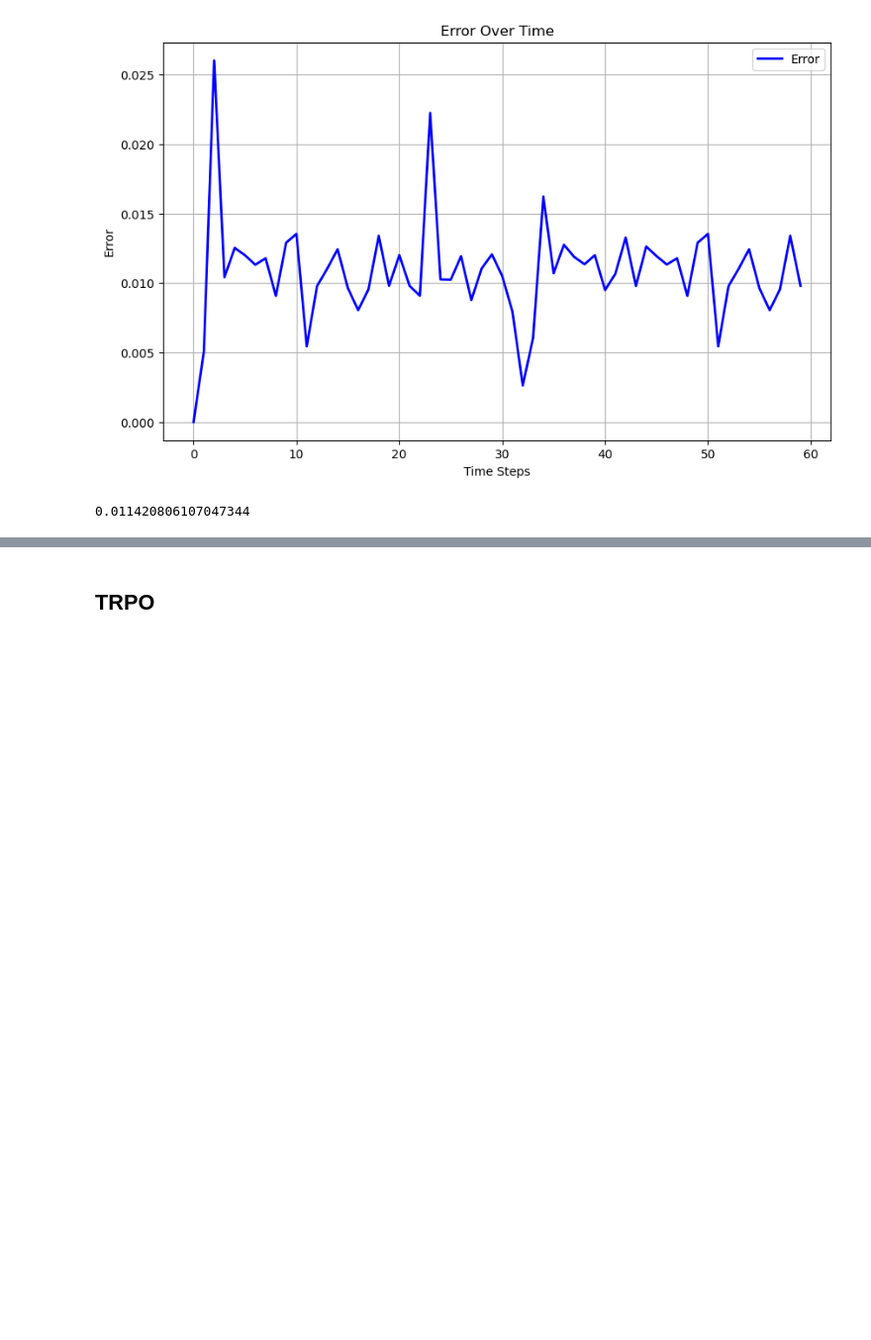
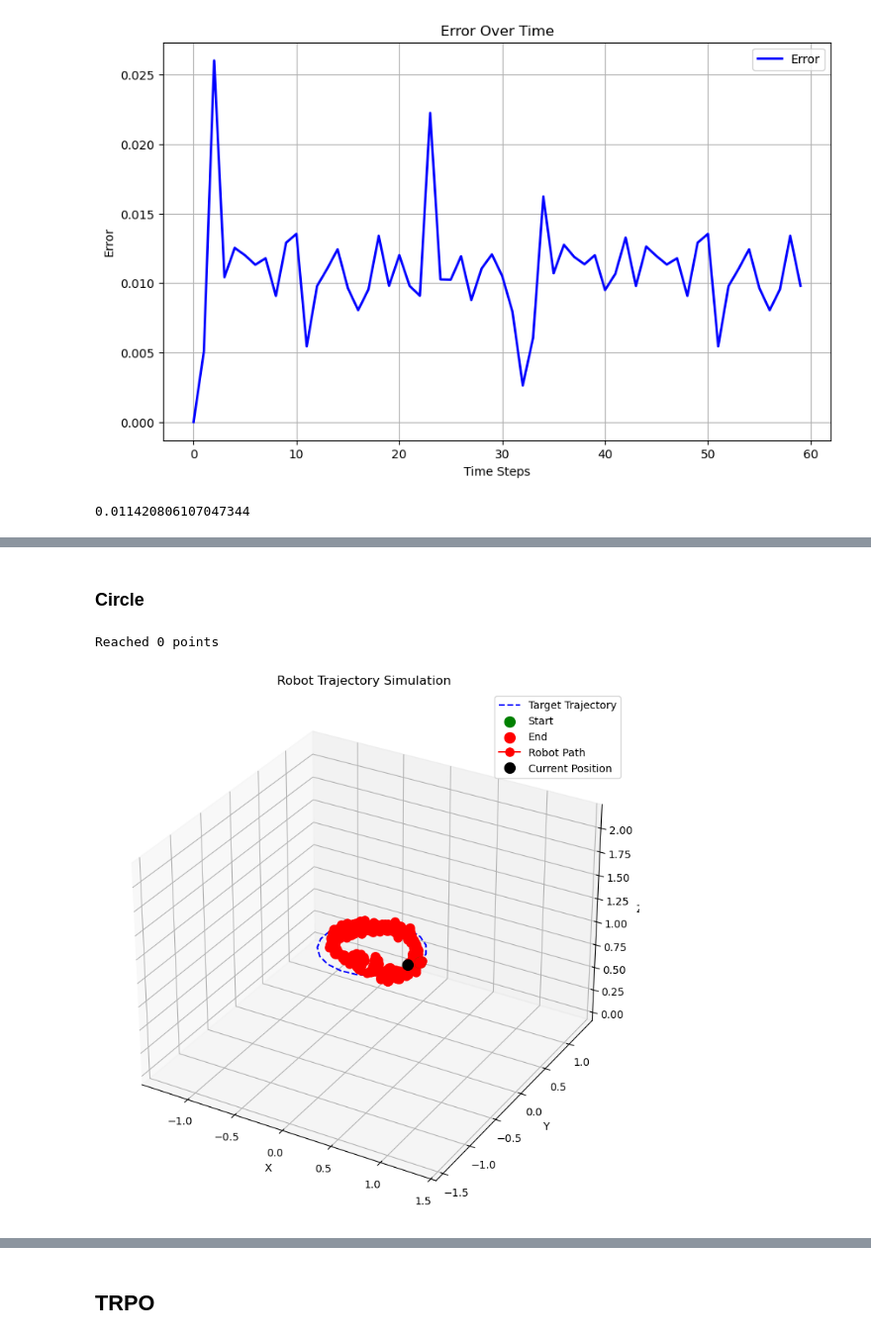
Before and after one commit to damurka5/RL_CDPR, a Jupyter notebook: notebooks/11_SB3_PPO&DDPG&TRPO_evaluation.ipynb, the cells around one changed output, grey strips where cells are left out. Shown at 99% size. Drawn from its saved outputs; the diff is of its cells as text; code cells hidden in the pictures; blank space fills up the shorter version.

```diff
--- a/notebooks/11_SB3_PPO&DDPG&TRPO_evaluation.ipynb
+++ b/notebooks/11_SB3_PPO&DDPG&TRPO_evaluation.ipynb
@@ -666,0 +714,23 @@ np.sqrt(mean_err)
+# %% [markdown]
+### Circle
+# %%
+traj1 = horizontal_circle_trajectory_points(t_span = np.linspace(0, 10, 20))
+
+robot_model_sac.cur_state = np.hstack((traj1[0],
+                                   np.zeros(3),
+                                   traj1[1]))
+
+states, reached_p, error = follow_trajectory(model=modelSB3_SAC,
+                  initial_state=np.hstack((traj1[0],
+                                   np.zeros(3),
+                                   traj1[1])),
+                  trajectory=traj1,
+                  robot_model=robot_model_sac)
+visualize_simulation(trajectory=traj1,
+                     robot_states=states,
+                     reached_points=reached_p,
+                     save_animation=True,
+                     gif_name='SAC_cirlce')
+# %% [output]
+Reached 0 points
+[figure, added]
```
Also changed, not shown: parts of 17 cells of this notebook.
